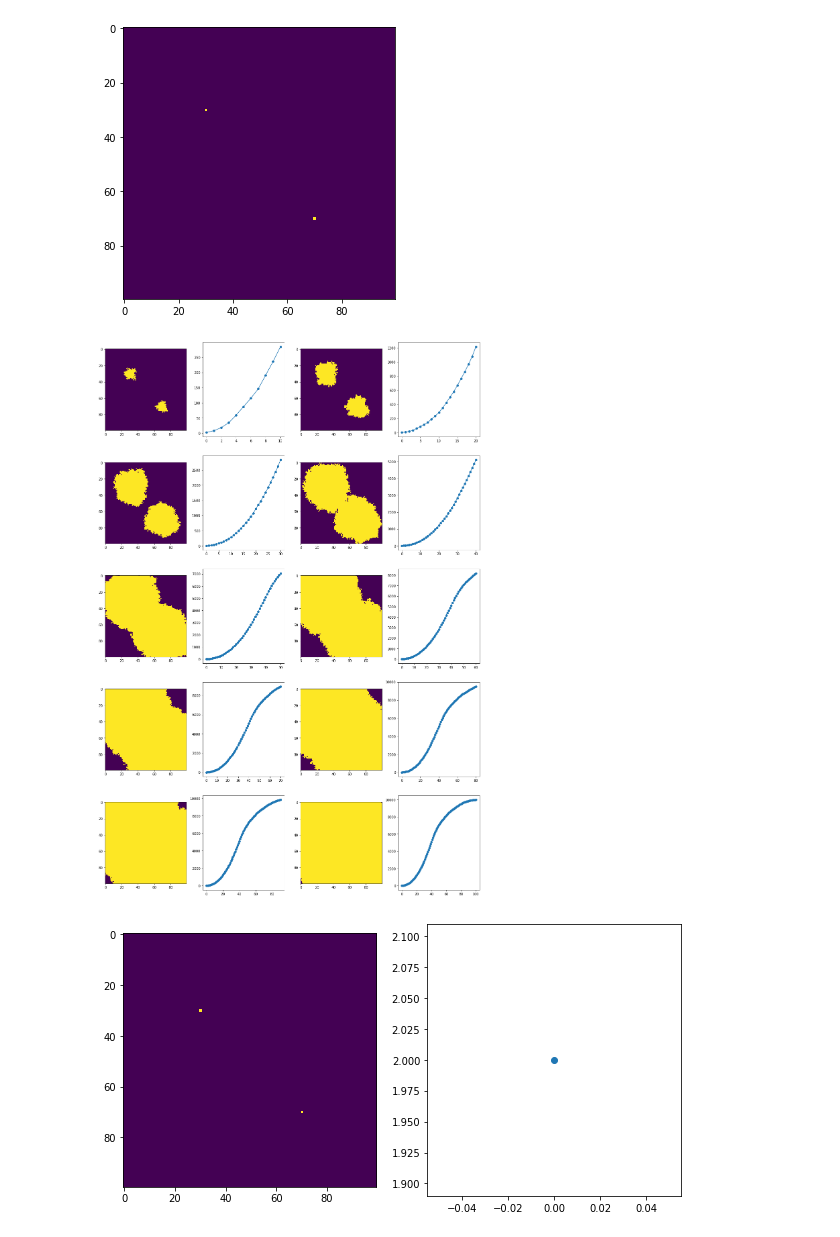
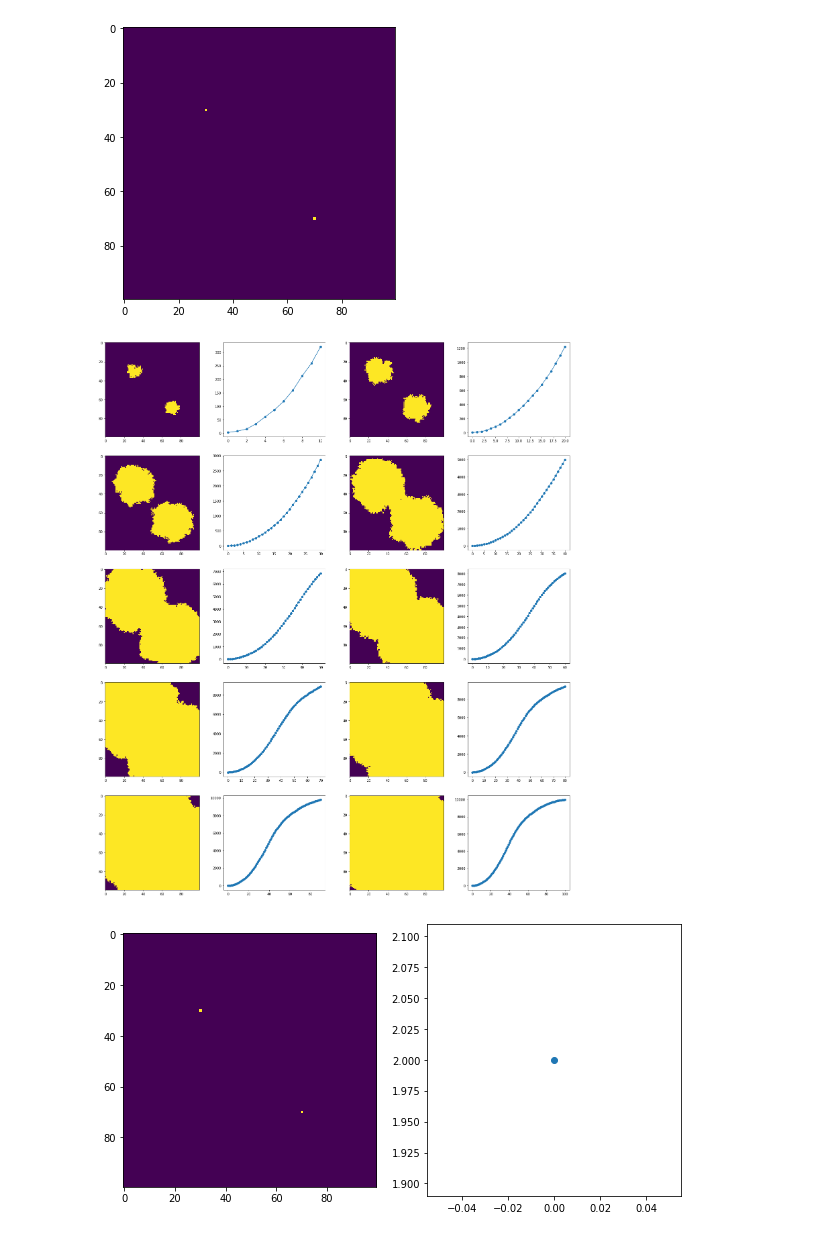
Before and after one commit to jsdiazpo/Contagion-Simulation, a Jupyter notebook: Simulation.ipynb, the cells around one changed output. Cells and saved outputs as stored; diff of their text form; code cells hidden in the pictures.

```diff
--- a/Simulation.ipynb
+++ b/Simulation.ipynb
@@ -47,18 +47,18 @@ def run_simulation(X, cnt_lst, steps=10):
     return X, cnt_lst
 # %%
 fig, ax = plt.subplots(5, 4)
-fig.set_size_inches(20, 30)
+fig.set_size_inches(25, 30)
 for k in range(5):
     X, cnt_lst = run_simulation(X, cnt_lst, steps=3)
     ax[k,0].imshow(X, cmap='viridis', interpolation='nearest')
     ax[k,1].plot(cnt_lst, 'o-')
     X, cnt_lst = run_simulation(X, cnt_lst, steps=3)
     ax[k,2].imshow(X, cmap='viridis', interpolation='nearest')
     ax[k,3].plot(cnt_lst, 'o-')
 # plt.tight_layout()
-# fig.savefig('contagion_simulation.pdf', bbox_inches='tight');
+fig.savefig('contagion_simulation.pdf', bbox_inches='tight');
 # %% [output]
-[figure, old version]
+[figure, new version]
 # %%
 fig, ax = plt.subplots(1, 2)
 fig.set_size_inches(10, 5)
```
